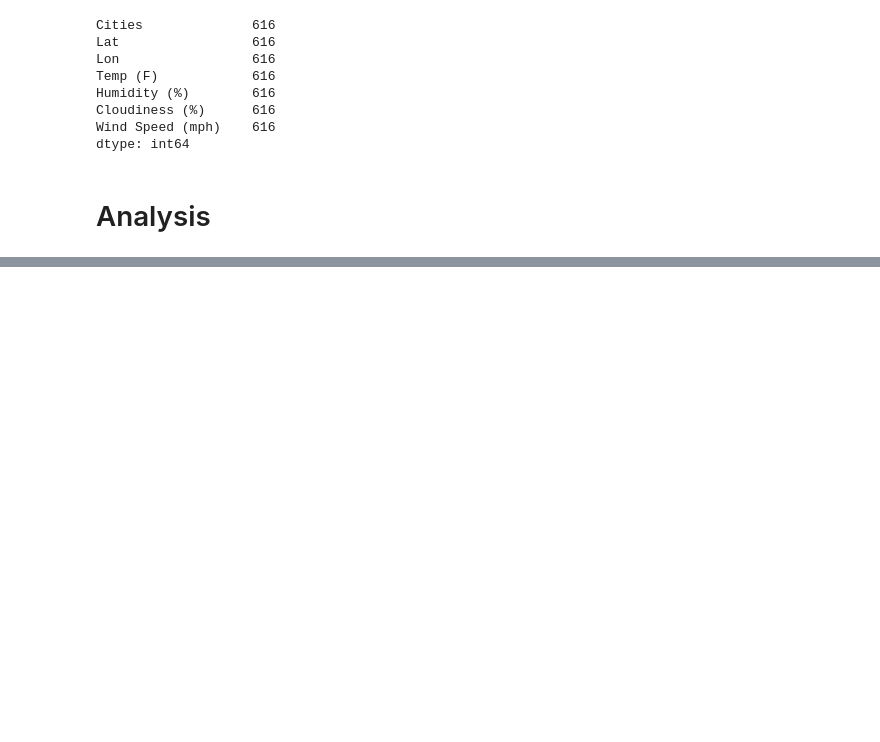
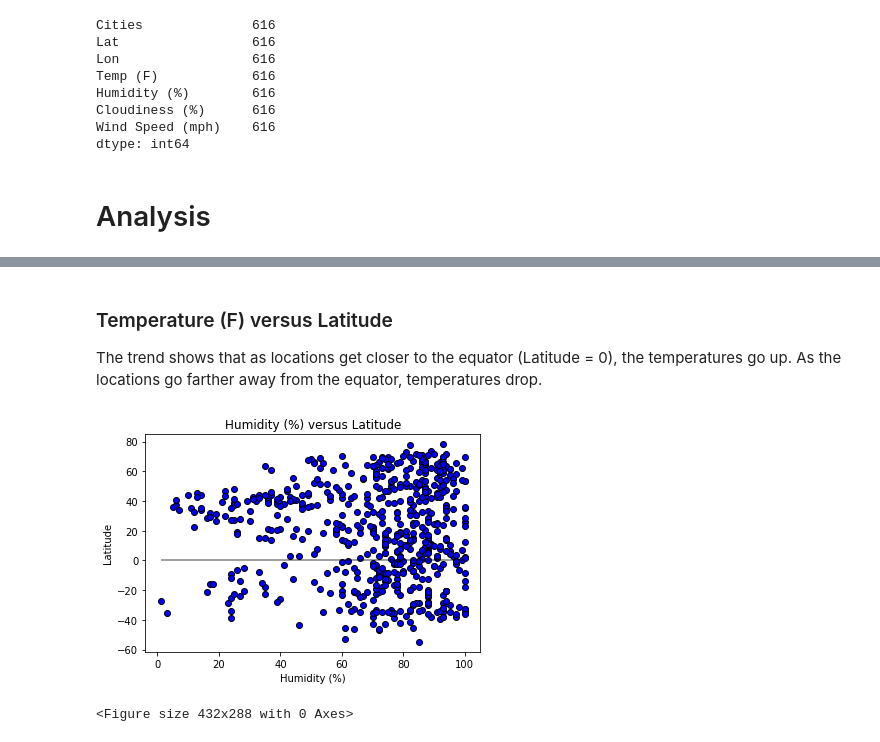
Before and after one commit to Lbrady1025/python-api-challenge, a Jupyter notebook: WeatherPy.ipynb, the cells around one changed output, grey strips where cells are left out. Drawn from its saved outputs; the diff is of its cells as text; code cells hidden in the pictures; blank space fills up the shorter version.

```diff
--- a/WeatherPy.ipynb
+++ b/WeatherPy.ipynb
@@ -144,0 +148,20 @@ plt.hlines(0,x_axis.min(),x_axis.max(),alpha=.5)
+# %% [markdown]
+### Temperature (F) versus Latitude
+The trend shows that as locations get closer to the equator (Latitude = 0), the temperatures go up. As the locations go farther away from the equator, temperatures drop.
+# %%
+x_axis = citydata_df["Humidity (%)"]
+y_axis = citydata_df["Lat"]
+
+plt.scatter(x_axis,y_axis,edgecolors="black",color="blue")
+
+plt.title("Humidity (%) versus Latitude")
+plt.xlabel("Humidity (%)")
+plt.ylabel("Latitude")
+
+plt.hlines(0,x_axis.min(),x_axis.max(),alpha=.5)
+
+plt.show()
+plt.savefig("Results/WeatherPy/hum_vs_lat.png")
+# %% [output]
+[figure, added]
+<Figure size 432x288 with 0 Axes>
```
Also changed, not shown: parts of 6 cells of this notebook, 4 other files.
